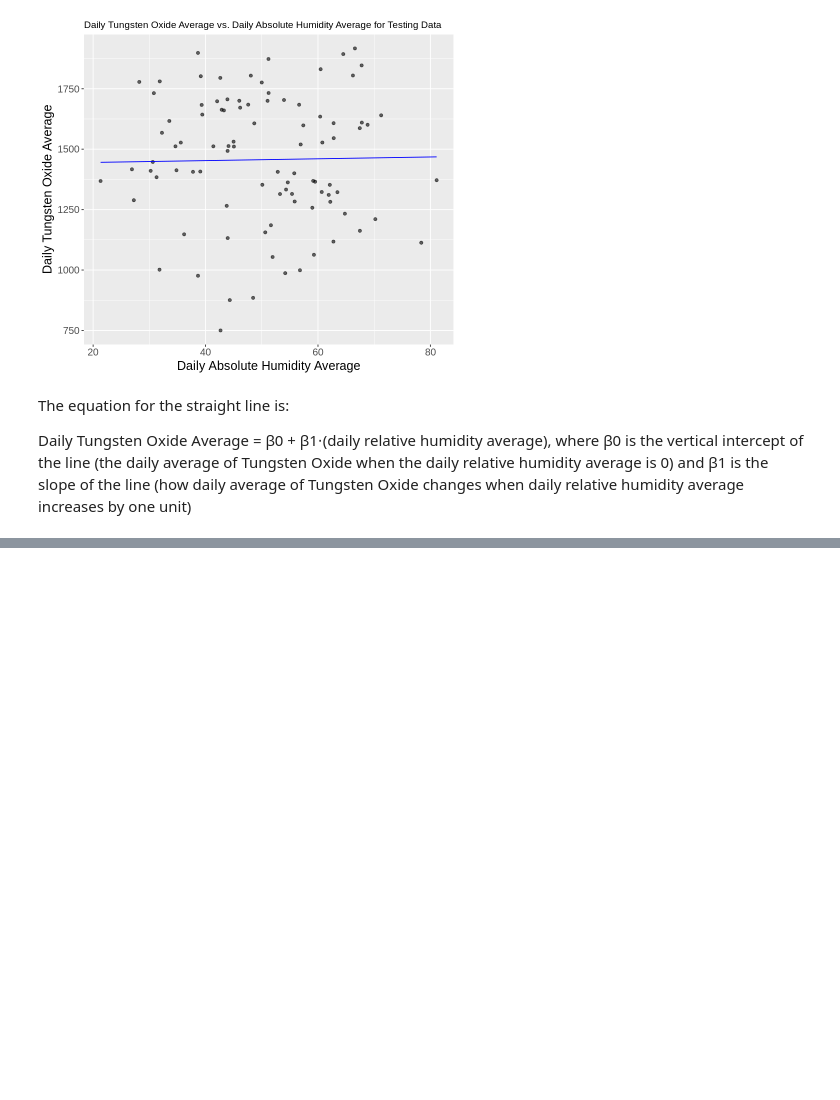
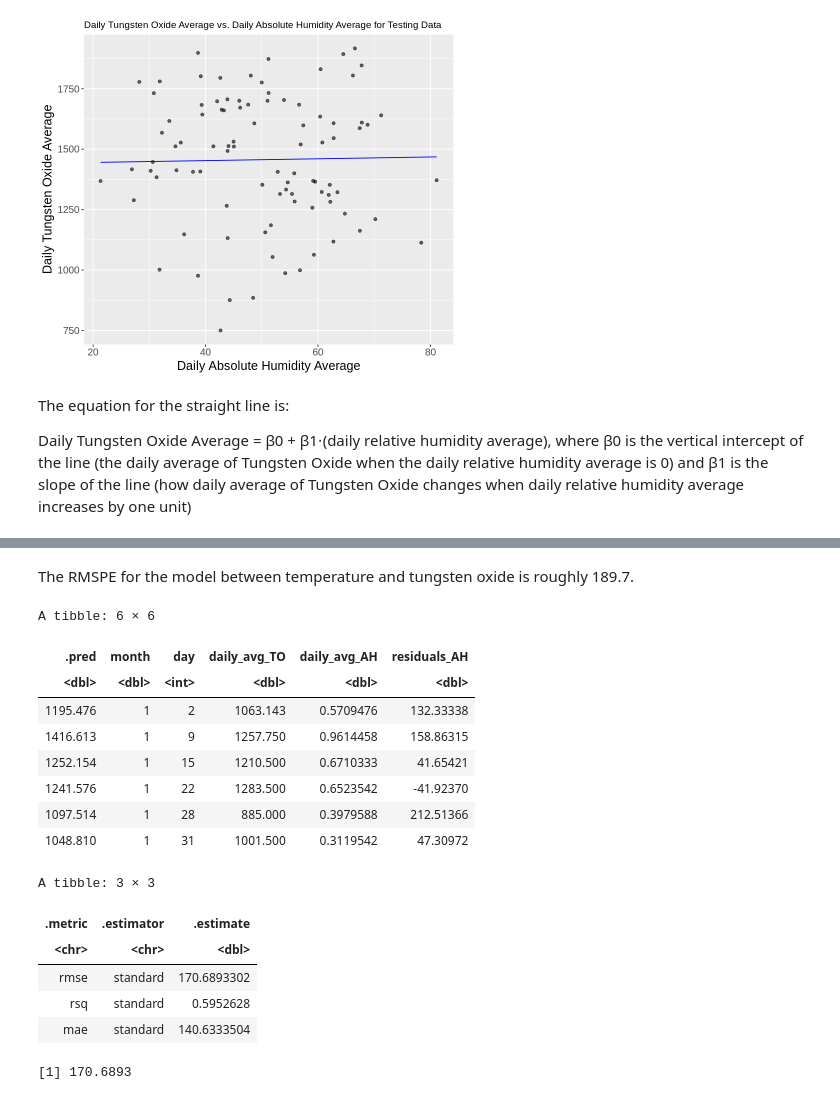
Before and after one commit to recompton/DSCI100_group_project, a Jupyter notebook: Final Project.ipynb, the cells around one changed output, grey strips where cells are left out. Cells and saved outputs as stored; diff of their text form; code cells hidden in the pictures; blank space fills up the shorter version.

```diff
--- a/Final Project.ipynb
+++ b/Final Project.ipynb
@@ -287,15 +287,15 @@ The equation for the straight line is:
 
 Daily Tungsten Oxide Average = β0 + β1⋅(Daily Temperature Average), where β0 is the vertical intercept of the line (the daily average of Tungsten Oxide when the daily average temp is 0) and β1 is the slope of the line (how daily average of Tungsten Oxide changes when daily temperature increases by one unit)
 # %%
-lm_recipe_2 <- recipe(daily_avg_TO ~ daily_avg_AH, data = avg_air_quality_train)
+lm_recipe_AH <- recipe(daily_avg_TO ~ daily_avg_AH, data = avg_air_quality_train)
 
-lm_fit_2 <- workflow() |>
-       add_recipe(lm_recipe_2) |>
+lm_fit_AH <- workflow() |>
+       add_recipe(lm_recipe_AH) |>
        add_model(lm_spec) |>
        fit(data = avg_air_quality_train)
 
 
-lm_fit_2
+lm_fit_AH
 # %% [output]
 ══ Workflow [trained] ══════════════════════════════════════════════════════════
 Preprocessor: Recipe
@@ -452,0 +478,39 @@ where β0 is the vertical intercept of the line (the daily average of Tungsten O
+# %% [markdown]
+The RMSPE for the model between temperature and tungsten oxide is roughly 189.7.
+# %%
+air_quality_test_results_AH <- lm_fit_AH |>
+  predict(avg_air_quality_test) |>
+  bind_cols(avg_air_quality_test) |>
+  mutate(residuals_AH = .pred - daily_avg_TO) |>
+    select(-daily_avg_T, -daily_avg_RH)
+
+air_quality_regression_metrics_AH <- air_quality_test_results_AH |>
+   metrics(truth = daily_avg_TO, estimate = .pred)
+
+air_quality_RMSPE_AH <- air_quality_regression_metrics_AH |>
+    filter(.metric == "rmse") |>
+    select(.estimate) |>
+    pull()
+
+head(air_quality_test_results_AH)
+
+air_quality_regression_metrics_AH
+
+air_quality_RMSPE_AH
+# %% [output]
+A tibble: 6 × 6
+| .pred | month | day | daily_avg_TO | daily_avg_AH | residuals_AH |
+| <dbl> | <dbl> | <int> | <dbl> | <dbl> | <dbl> |
+| 1195.476 | 1 | 2 | 1063.143 | 0.5709476 | 132.33338 |
+| 1416.613 | 1 | 9 | 1257.750 | 0.9614458 | 158.86315 |
+| 1252.154 | 1 | 15 | 1210.500 | 0.6710333 | 41.65421 |
+| 1241.576 | 1 | 22 | 1283.500 | 0.6523542 | -41.92370 |
+| 1097.514 | 1 | 28 | 885.000 | 0.3979588 | 212.51366 |
+| 1048.810 | 1 | 31 | 1001.500 | 0.3119542 | 47.30972 |
+A tibble: 3 × 3
+| .metric | .estimator | .estimate |
+| <chr> | <chr> | <dbl> |
+| rmse | standard | 170.6893302 |
+| rsq | standard | 0.5952628 |
+| mae | standard | 140.6333504 |
+[1] 170.6893
```
Also changed, not shown: parts of 12 cells of this notebook.
